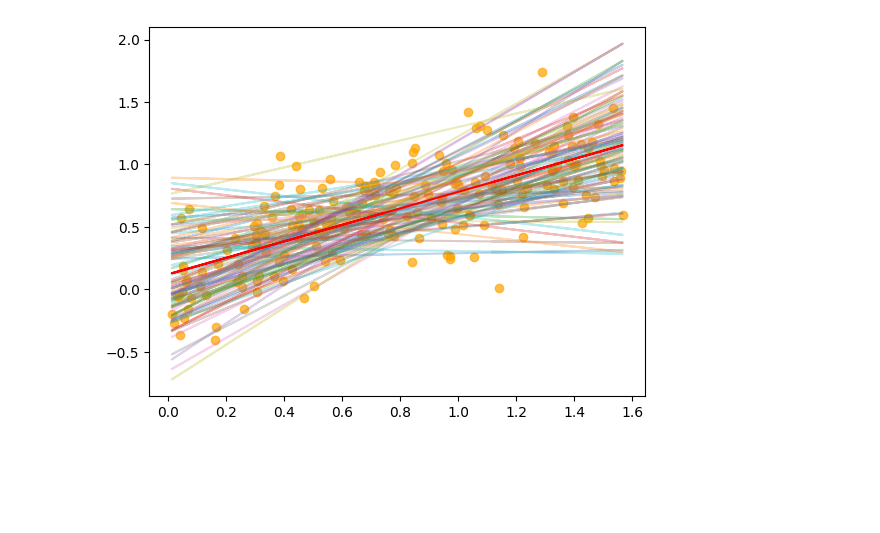
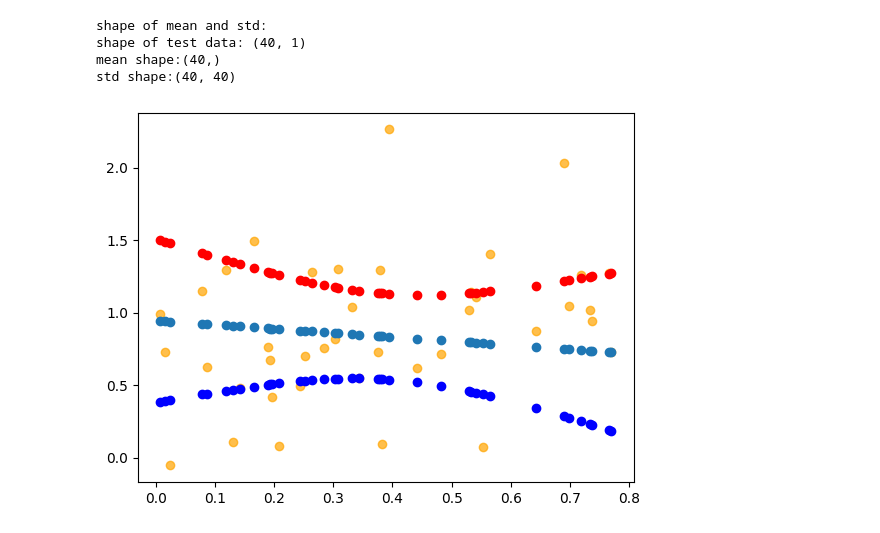
Before and after one commit to goli3148/MachineLearning, a Jupyter notebook: 14_WeightSpaceView/WeightSpaceView.ipynb, the cells around one changed output. Drawn from its saved outputs; the diff is of its cells as text; code cells hidden in the pictures; blank space fills up the shorter version.

```diff
--- a/14_WeightSpaceView/WeightSpaceView.ipynb
+++ b/14_WeightSpaceView/WeightSpaceView.ipynb
@@ -9,10 +10,10 @@ from sklearn.model_selection import train_test_split
 # GENERATE DATA
 def generate_data(num_points, noise_std_dev):
     # Generate x values
-    x = np.linspace(0, np.pi/2, num_points)
+    x = np.linspace(0, np.pi/4, num_points)
     # Generate y values using a sine function and add random noise
-    y_true = np.sin(x)
-    noise = np.random.normal(0, noise_std_dev**2, num_points)
+    y_true = np.cos(x)
+    noise = np.random.normal(0, noise_std_dev, num_points)
     y_noisy = y_true + noise
     x = x.reshape(x.shape[0], 1)
     y_true.reshape(y_true.shape[0], 1)
@@ -22,7 +23,7 @@ def generate_data(num_points, noise_std_dev):
 
 NOISE = 0.5
 # SHAPING OF DATA
-X, Y_Noise, Y_True = generate_data(1000, NOISE)
+X, Y_Noise, Y_True = generate_data(200, NOISE)
 x_train, x_test ,y_train , y_test = train_test_split(X, Y_Noise, test_size=0.2)
 print(x_train.shape)
 print(x_test.shape)
@@ -51,5 +52,5 @@ plt.show()
 # %%
-NOISE *= 10
+NOISE *= 5
 def fit(xData:NDArray, yData:NDArray, noise):
     # calculate Mue
     X = np.hstack((np.ones((xData.shape[0], 1)), xData))
@@ -85,19 +86,31 @@ plt.show()
 # %%
 def new_y_prediction(x, y, new_data:NDArray, noise:int, A_inv:NDArray):
     X = np.hstack((np.ones((x.shape[0], 1)), x)).T
-    new_data = np.hstack((np.ones((new_data.shape[0], 1)), new_data)).T
-    y_pred = (1/noise**2) * new_data.T @ A_inv @ X @ y
-    y_pred_std = new_data.T @ A_inv @ new_data
+    new_data_ = np.hstack((np.ones((new_data.shape[0], 1)), new_data)).T
+    y_pred = (1/noise**2) * new_data_.T @ A_inv @ X @ y
+    y_pred_std = new_data_.T @ A_inv @ new_data_
     return y_pred, y_pred_std
 
 y_pred, y_pred_std = new_y_prediction(x_train ,y_train, x_test, NOISE, A_inv)
+
+print("shape of mean and std:")
+print(f"shape of test data: {x_test.shape}")
+print(f"mean shape:{y_pred.shape}")
+print(f"std shape:{y_pred_std.shape}")
+
 plt.scatter(x_test, y_test, label='Test Data (Noisy)', color='orange', alpha=0.7, )
-plt.plot(x_test, y_pred, 'r', zorder=11)
+plt.scatter(x_test, y_pred, zorder=11)
 
-y_samples = np.random.multivariate_normal(y_pred, y_pred_std, 100)
-for y in y_samples:
-    plt.plot(x_test, y, alpha=.3)
+above = np.array([y_pred[index] + 1.5 * np.sqrt(y_pred_std[index][index]) for index in range(x_test.shape[0])])
+bottom = np.array([y_pred[index] - 1.5 * np.sqrt(y_pred_std[index][index]) for index in range(x_test.shape[0])])
+
+plt.scatter(x_test.flatten(), above, color='red')
+plt.scatter(x_test.flatten(), bottom, color='blue')
 
 plt.show()
 # %% [output]
+shape of mean and std:
+shape of test data: (40, 1)
+mean shape:(40,)
+std shape:(40, 40)
-[figure, old version]
+[figure, new version]
```
Also changed, not shown: parts of 3 cells of this notebook, 32 other files.
